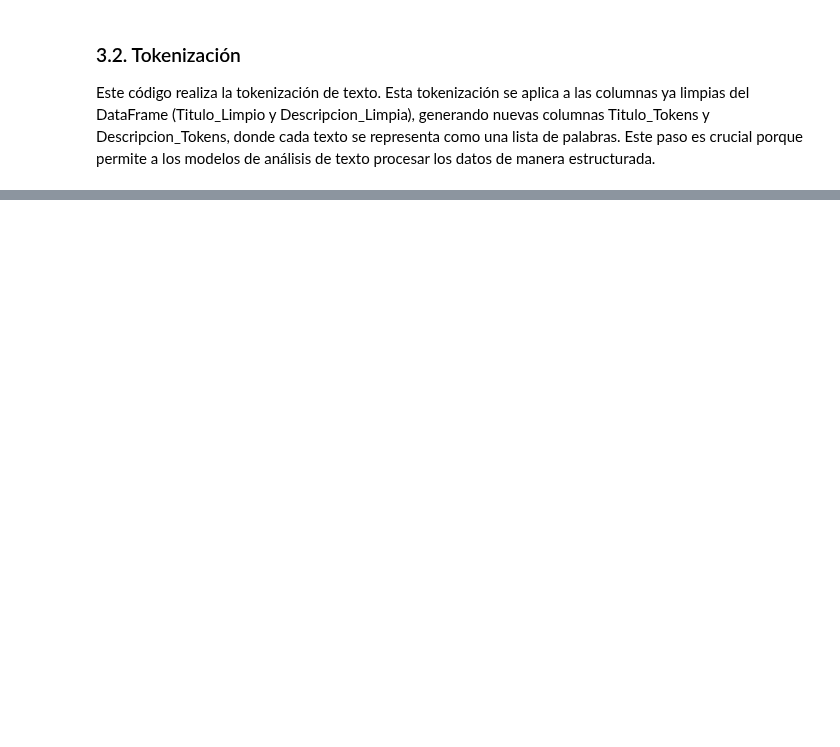
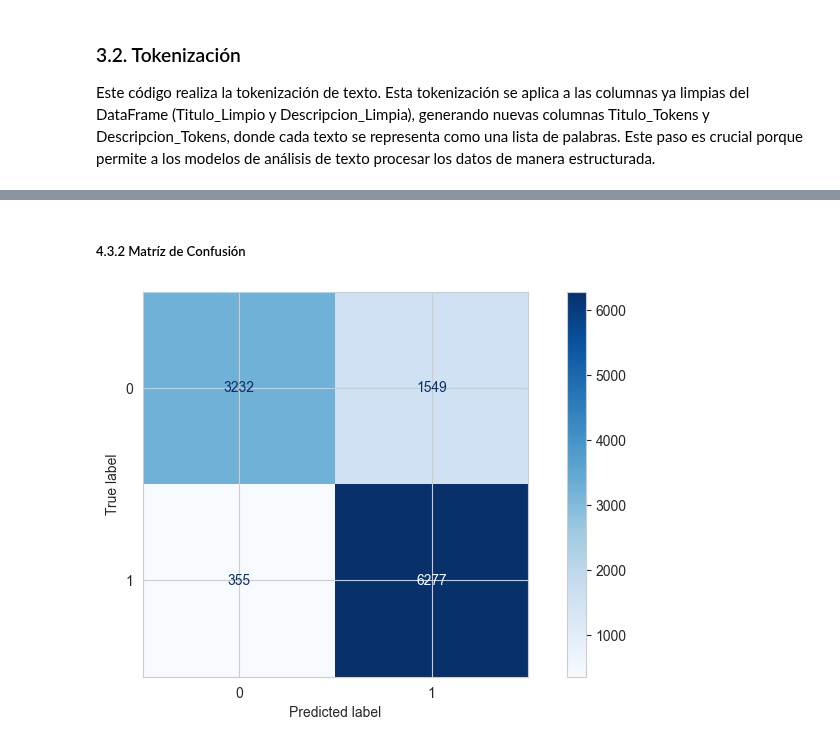
Before and after one commit to scasasbuenas/BI-Proyectos, a Jupyter notebook: proyecto1/desarrolloLab.ipynb, the cells around one changed output, grey strips where cells are left out. Cells and saved outputs as stored; diff of their text form; code cells hidden in the pictures; blank space fills up the shorter version.

```diff
--- a/proyecto1/desarrolloLab.ipynb
+++ b/proyecto1/desarrolloLab.ipynb
@@ -260,0 +261,3 @@ Comparación después de la normalización:
+# %%
+processed_df = news_df[['Label', 'Titulo_Tokens', 'Descripcion_Tokens', 'Titulo_Normalizado', 'Descripcion_Normalizada']]
+processed_df.head()
@@ -260,0 +296,16 @@ Comparación después de la normalización:
+# %%
+# Definimos el vectorizador TF-IDF
+vectorizer = TfidfVectorizer()  # Limitamos el número de características para evitar alta dimensionalidad
+
+# Aplicamos la transformación TF-IDF a las columnas normalizadas
+titulo_tfidf = vectorizer.fit_transform(processed_news_df['Titulo_Normalizado'])
+# descripcion_tfidf = vectorizer.fit_transform(processed_news_df['Descripcion_Normalizada'])
+
+# Titulos vectorizados
+X = titulo_tfidf
+# Definimos la variable objetivo
+y = processed_news_df['Label']
+
+# Mostramos la forma de la matriz final
+print("Dimensión de la matriz de características X:", X.shape)
+print("Dimensión de la variable objetivo y:", y.shape)
@@ -260,0 +319,15 @@ Comparación después de la normalización:
+# %%
+# Dividimos los datos en entrenamiento (80%) y prueba (20%)
+X_train, X_test, y_train, y_test = train_test_split(X, y, test_size=0.2, random_state=42, stratify=y)
+
+# Inicializamos y entrenamos el modelo de Regresión Logística
+modelo = LogisticRegression(max_iter=500)  # Aumentamos las iteraciones para asegurar convergencia
+modelo.fit(X_train, y_train)
+
+# Hacemos predicciones sobre el conjunto de prueba
+y_pred = modelo.predict(X_test)
+
+# Evaluamos el modelo con una matriz de confusión y métricas de desempeño
+conf_matrix = confusion_matrix(y_test, y_pred)
+accuracy = accuracy_score(y_test, y_pred)
+classification_rep = classification_report(y_test, y_pred)
@@ -260,0 +371,11 @@ Comparación después de la normalización:
+# %% [markdown]
+##### 4.3.2 Matríz de Confusión
+# %%
+cm = confusion_matrix(y_test, y_pred)
+# %%
+disp = ConfusionMatrixDisplay(confusion_matrix=cm, display_labels=modelo.classes_)
+disp.plot(cmap=plt.cm.Blues)
+
+plt.show()
+# %% [output]
+[figure, added]
```
Also changed, not shown: parts of 34 cells of this notebook, 1 other file.
